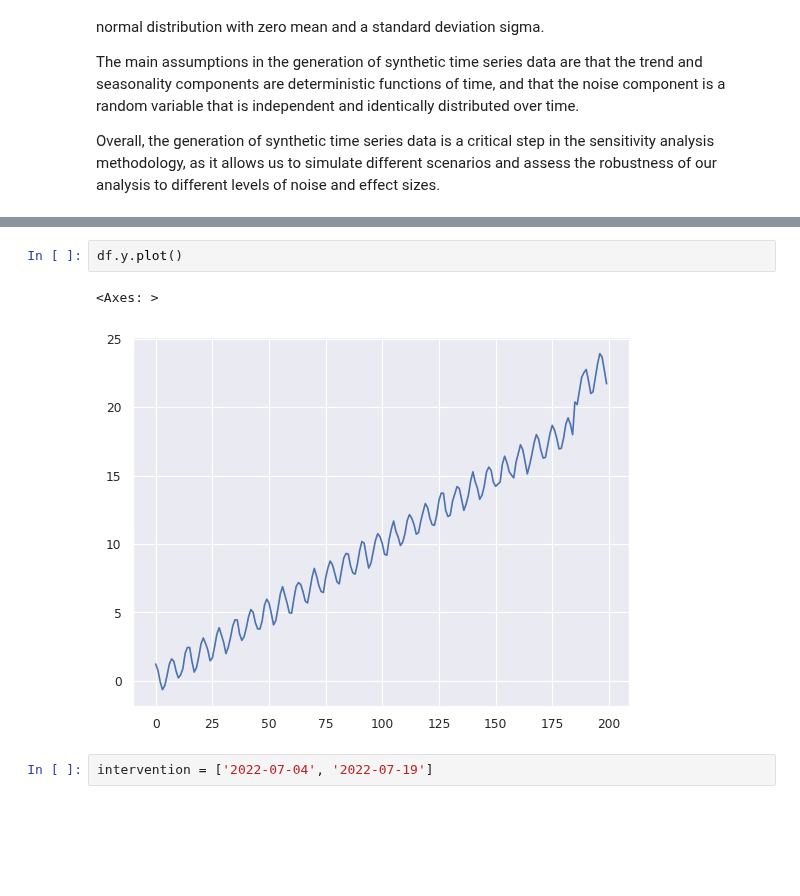
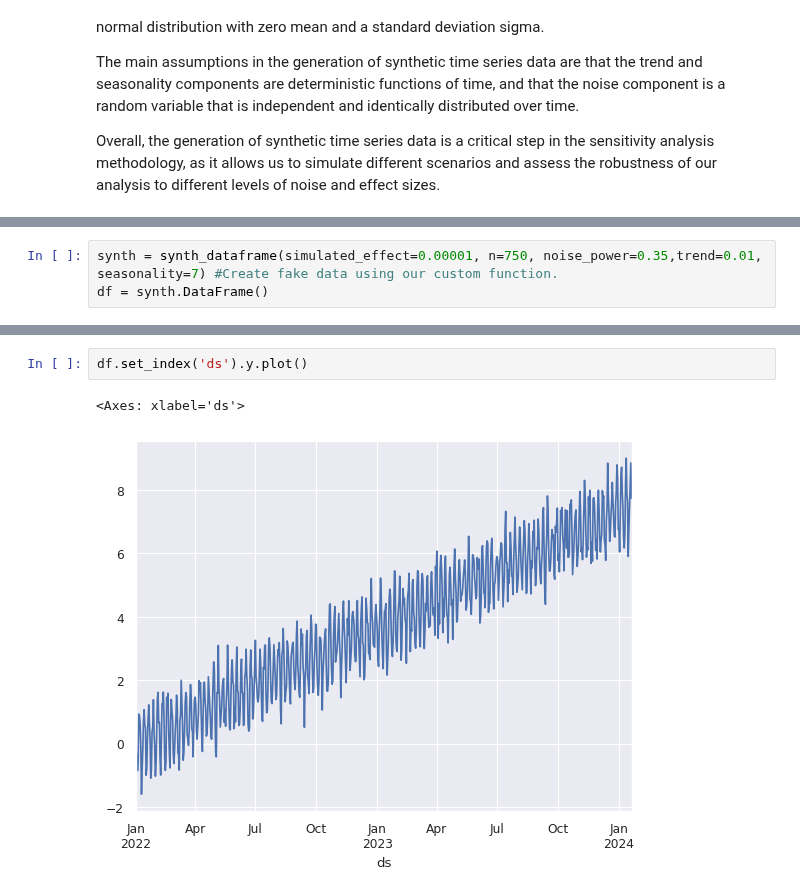
Before and after one commit to cetagostini/marketing-science-projects, a Jupyter notebook: tscausalinference/introduction_notebooks/basic.ipynb, the cells around one changed output, grey strips where cells are left out. Drawn from its saved outputs; the diff is of its cells as text; blank space fills up the shorter version.

```diff
--- a/tscausalinference/introduction_notebooks/basic.ipynb
+++ b/tscausalinference/introduction_notebooks/basic.ipynb
@@ -91,0 +43,3 @@ memory usage: 7.8 KB
+# %%
+synth = synth_dataframe(simulated_effect=0.00001, n=750, noise_power=0.35,trend=0.01, seasonality=7) #Create fake data using our custom function.
+df = synth.DataFrame()
@@ -92,7 +51,5 @@ memory usage: 7.8 KB
 # %%
-df.y.plot()
+df.set_index('ds').y.plot()
 # %% [output]
-<Axes: >
+<Axes: xlabel='ds'>
-[figure, old version]
+[figure, new version]
-# %%
-intervention = ['2022-07-04', '2022-07-19']
```
Also changed, not shown: parts of 16 cells of this notebook, 16 other files.
